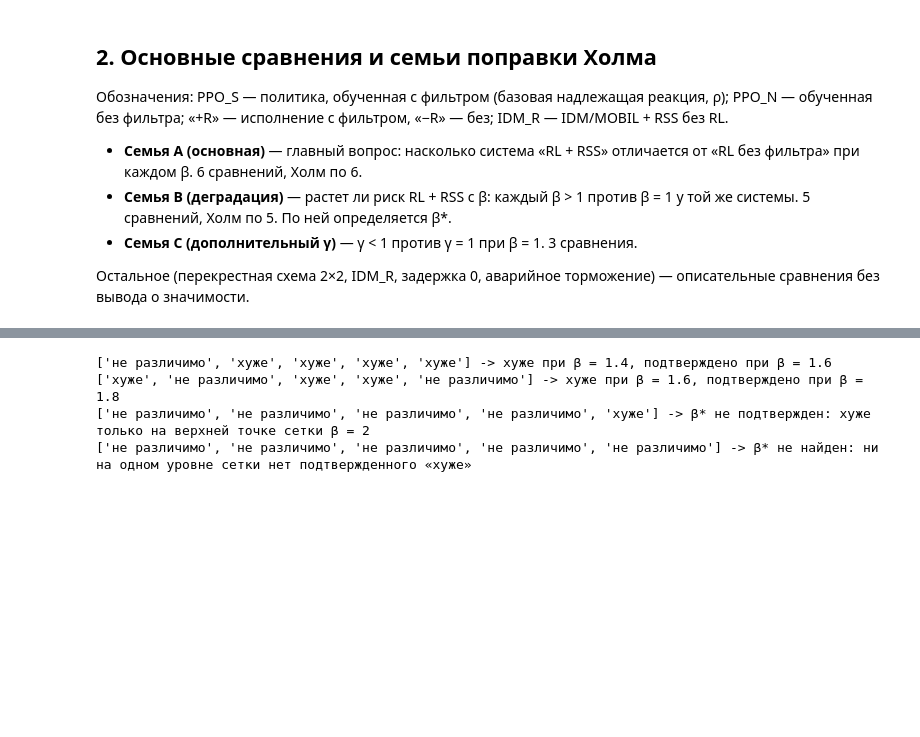
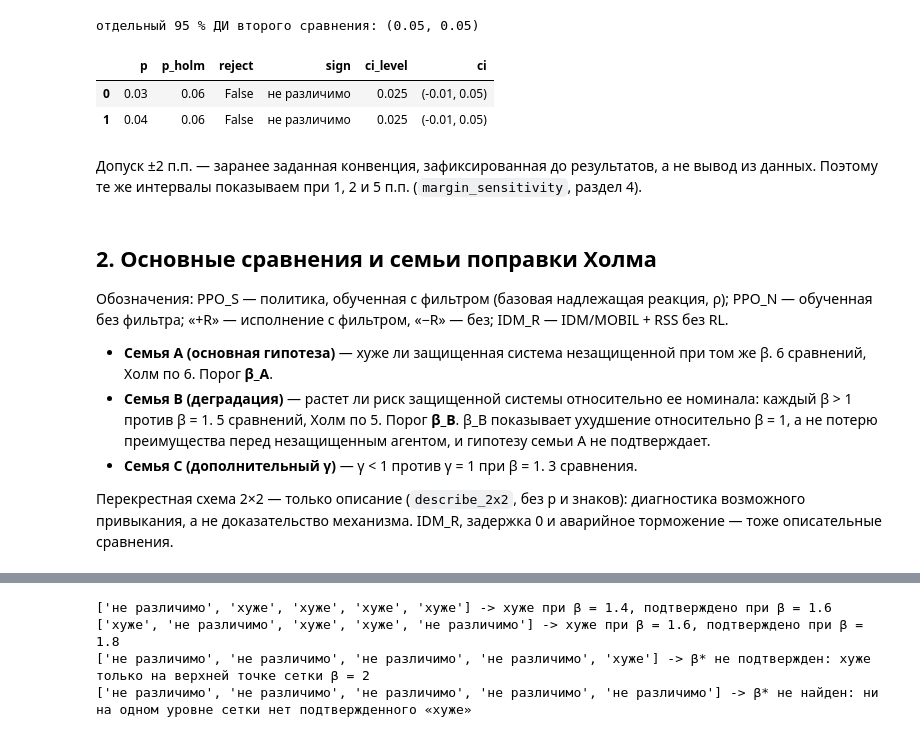
Before and after one commit to IIcon18/rss-rl-degradation, a Jupyter notebook: notebooks/08_stats_plan.ipynb, the cells around one changed output, grey strips where cells are left out. Saved outputs shown, nothing was run; the diff lists cells and outputs as text; code cells hidden in the pictures; blank space fills up the shorter version.

```diff
--- a/notebooks/08_stats_plan.ipynb
+++ b/notebooks/08_stats_plan.ipynb
@@ -42,13 +33,27 @@ pd.DataFrame([{'ДИ, п.п.': f'[{100*lo:g}; {100*hi:g}]', 'знак': decide((
+# %%
+def boot_with_p(p, n=100_000):
+    k = round(p * n / 2)
+    return np.concatenate([np.full(k, -0.01), np.full(n - k, 0.05)])
+boots = [boot_with_p(0.03), boot_with_p(0.04)]
+print('отдельный 95 % ДИ второго сравнения:', percentile_ci(boots[1], 0.05))
+pd.DataFrame(_family_from_boots(boots, 0.05, 0.02))[['p', 'p_holm', 'reject', 'sign', 'ci_level', 'ci']]
+# %% [output]
+отдельный 95 % ДИ второго сравнения: (0.05, 0.05)
+|  | p | p_holm | reject | sign | ci_level | ci |
+| 0 | 0.03 | 0.06 | False | не различимо | 0.025 | (-0.01, 0.05) |
+| 1 | 0.04 | 0.06 | False | не различимо | 0.025 | (-0.01, 0.05) |
+# %% [markdown]
+Допуск ±2 п.п. — заранее заданная конвенция, зафиксированная до результатов, а не вывод из данных. Поэтому те же интервалы показываем при 1, 2 и 5 п.п. (`margin_sensitivity`, раздел 4).
 # %% [markdown]
 ## 2. Основные сравнения и семьи поправки Холма
 
 Обозначения: PPO_S — политика, обученная с фильтром (базовая надлежащая реакция, ρ); PPO_N — обученная без фильтра; «+R» — исполнение с фильтром, «−R» — без; IDM_R — IDM/MOBIL + RSS без RL.
 
-- **Семья A (основная)** — главный вопрос: насколько система «RL + RSS» отличается от «RL без фильтра» при каждом β. 6 сравнений, Холм по 6.
-- **Семья B (деградация)** — растет ли риск RL + RSS с β: каждый β > 1 против β = 1 у той же системы. 5 сравнений, Холм по 5. По ней определяется β*.
+- **Семья A (основная гипотеза)** — хуже ли защищенная система незащищенной при том же β. 6 сравнений, Холм по 6. Порог **β_A**.
+- **Семья B (деградация)** — растет ли риск защищенной системы относительно ее номинала: каждый β > 1 против β = 1. 5 сравнений, Холм по 5. Порог **β_B**. β_B показывает ухудшение относительно β = 1, а не потерю преимущества перед незащищенным агентом, и гипотезу семьи A не подтверждает.
 - **Семья C (дополнительный γ)** — γ < 1 против γ = 1 при β = 1. 3 сравнения.
 
-Остальное (перекрестная схема 2×2, IDM_R, задержка 0, аварийное торможение) — описательные сравнения без вывода о значимости.
+Перекрестная схема 2×2 — только описание (`describe_2x2`, без p и знаков): диагностика возможного привыкания, а не доказательство механизма. IDM_R, задержка 0 и аварийное торможение — тоже описательные сравнения.
 # %%
 pd.DataFrame([(fam, c) for fam, cs in COMPARISONS.items() for c in cs], columns=['семья', 'сравнение'])
 # %% [output]
```
Also changed, not shown: parts of 14 cells of this notebook, 3 other files.
